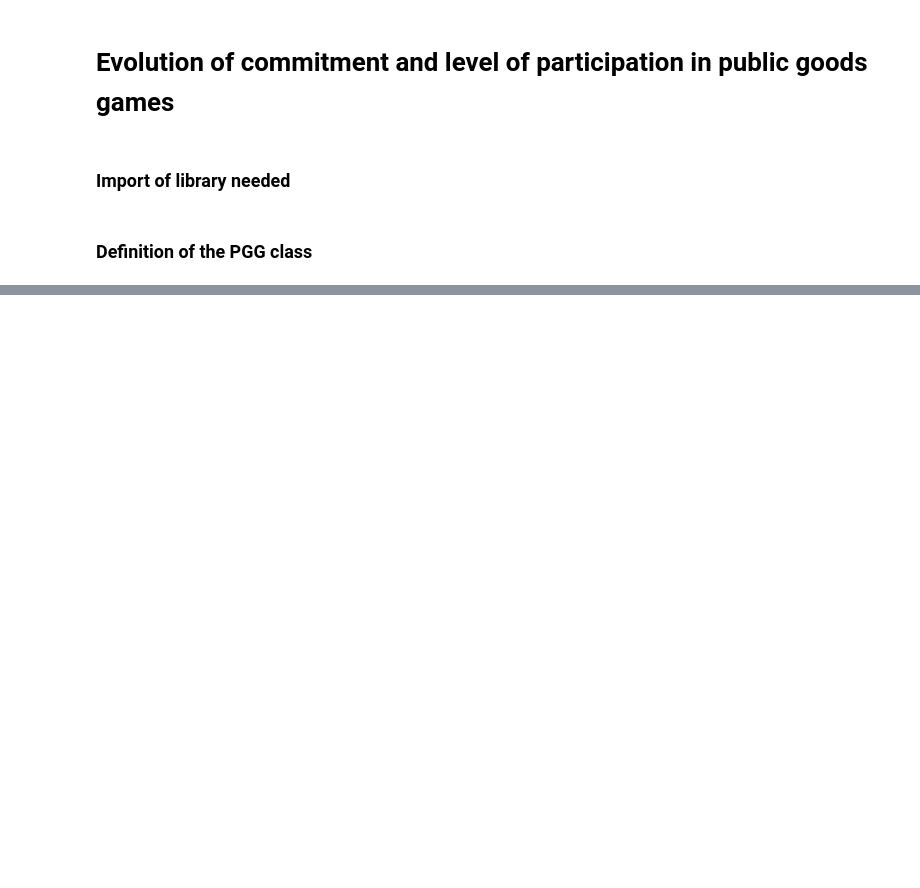
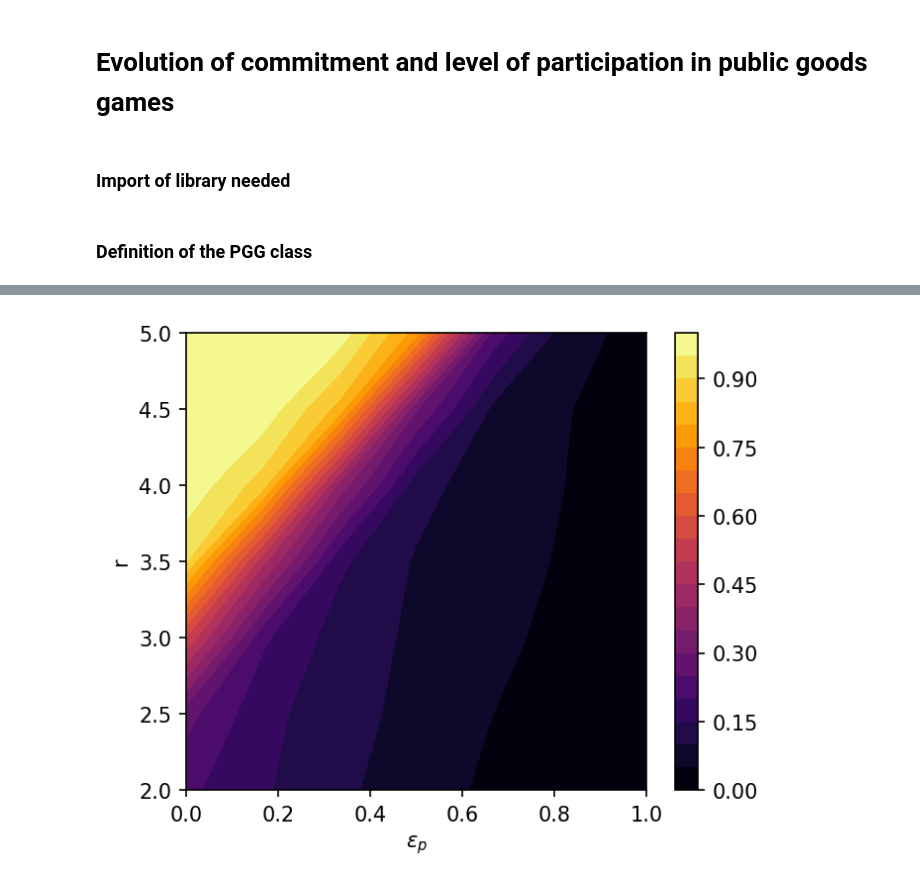
Before and after one commit to Teytey2002/Projet_Learning, a Jupyter notebook: Project.ipynb, the cells around one changed output, grey strips where cells are left out. Drawn from its saved outputs; the diff is of its cells as text; code cells hidden in the pictures; blank space fills up the shorter version.

```diff
--- a/Project.ipynb
+++ b/Project.ipynb
@@ -128,0 +351,28 @@ class PGGwithPunishment(AbstractNPlayerGame):
+# %%
+nb_points = 7
+eps_values = np.linspace(0., 1., nb_points)
+r_values = np.linspace(2., 5., nb_points)
+
+avoid_frequency = np.zeros((nb_points, nb_points), dtype = float)
+
+for i, eps in enumerate(eps_values):
+    for j, r in enumerate(r_values):
+        game = PGGWithCommitment(group_size, c, r, eps, F, delta)
+        evolver = PairwiseComparison(Z, game)
+        transition_matrix,_ = evolver.calculate_transition_and_fixation_matrix_sml(beta)
+        stationary_distribution = calculate_stationary_distribution(transition_matrix.transpose())
+
+        avoid_frequency[i,j] = stationary_distribution[0]
+# %%
+# Define the contour levels between 0 and 1
+levels = np.linspace(0., 1., 21)
+
+fig, ax = plt.subplots(figsize= (5,4), dpi=150)
+tmp = ax.contourf(eps_values, r_values, avoid_frequency.T, levels=levels, cmap='inferno', vmin = 0., vmax = 1.,)
+ax.set_xlabel(r'$\epsilon_p$')
+ax.set_ylabel("r")
+fig.colorbar(tmp,orientation='vertical',)
+
+plt.show()
+# %% [output]
+[figure, added]
```
Also changed, not shown: parts of 11 cells of this notebook, 1 other file.
